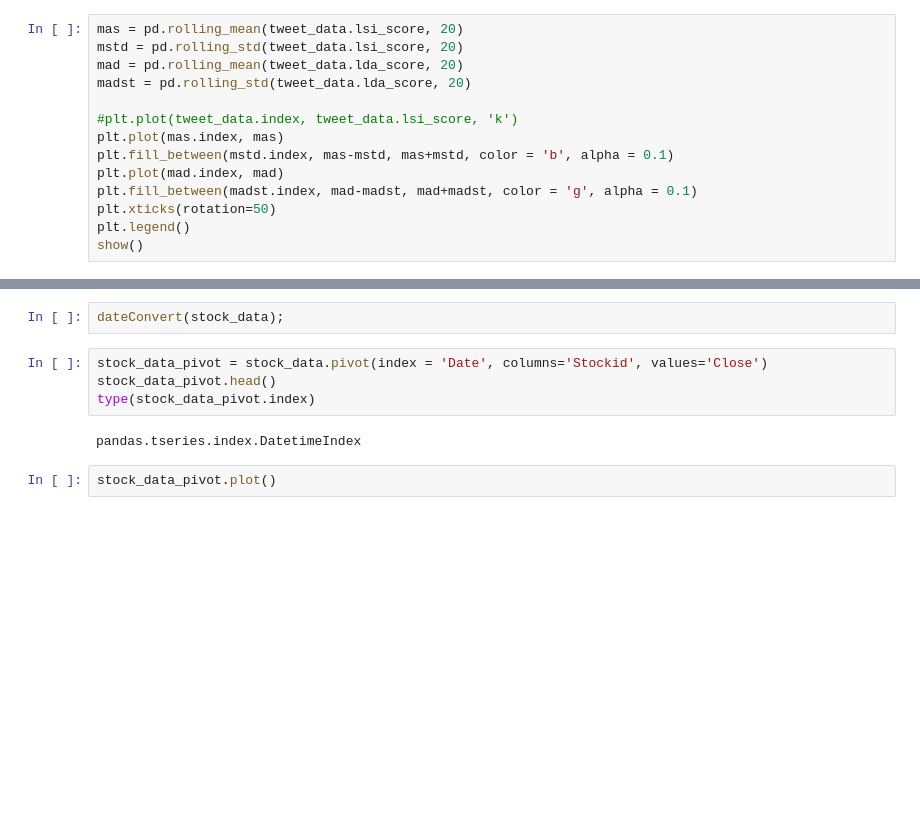
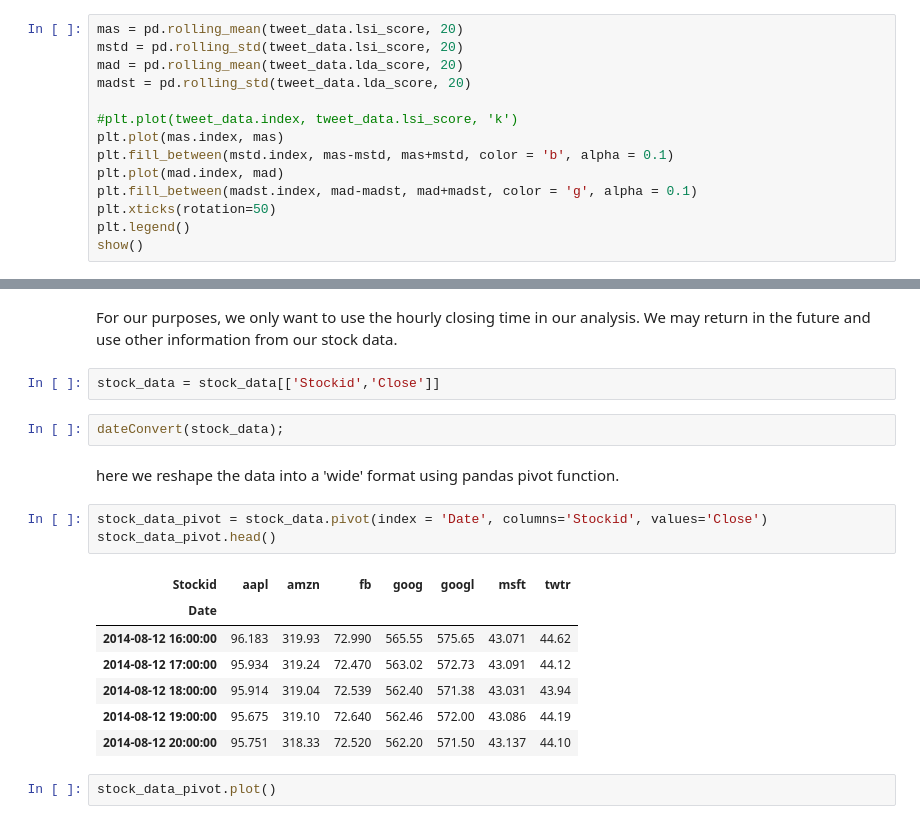
Before and after one commit to binaryaaron/words-and-markets, a Jupyter notebook: analysis/time_series.ipynb, the cells around one changed output, grey strips where cells are left out. Drawn from its saved outputs; the diff is of its cells as text; blank space fills up the shorter version.

```diff
--- a/analysis/time_series.ipynb
+++ b/analysis/time_series.ipynb
@@ -165,11 +156,22 @@ pandas.tseries.index.DatetimeIndex
+# %% [markdown]
+For our purposes, we only want to use the hourly closing time in our analysis. We may return in the future and use other information from our stock data.
+# %%
+stock_data = stock_data[['Stockid','Close']]
 # %%
 dateConvert(stock_data);
+# %% [markdown]
+here we reshape the data into a 'wide' format using pandas pivot function.
 # %%
 stock_data_pivot = stock_data.pivot(index = 'Date', columns='Stockid', values='Close')
 stock_data_pivot.head()
-type(stock_data_pivot.index)
 # %% [output]
-pandas.tseries.index.DatetimeIndex
+| Stockid | aapl | amzn | fb | goog | googl | msft | twtr |
+| Date |  |  |  |  |  |  |  |
+| 2014-08-12 16:00:00 | 96.183 | 319.93 | 72.990 | 565.55 | 575.65 | 43.071 | 44.62 |
+| 2014-08-12 17:00:00 | 95.934 | 319.24 | 72.470 | 563.02 | 572.73 | 43.091 | 44.12 |
+| 2014-08-12 18:00:00 | 95.914 | 319.04 | 72.539 | 562.40 | 571.38 | 43.031 | 43.94 |
+| 2014-08-12 19:00:00 | 95.675 | 319.10 | 72.640 | 562.46 | 572.00 | 43.086 | 44.19 |
+| 2014-08-12 20:00:00 | 95.751 | 318.33 | 72.520 | 562.20 | 571.50 | 43.137 | 44.10 |
 # %%
 stock_data_pivot.plot()
 # %% [output]
```
Also changed, not shown: parts of 33 cells of this notebook, 1 other file.
